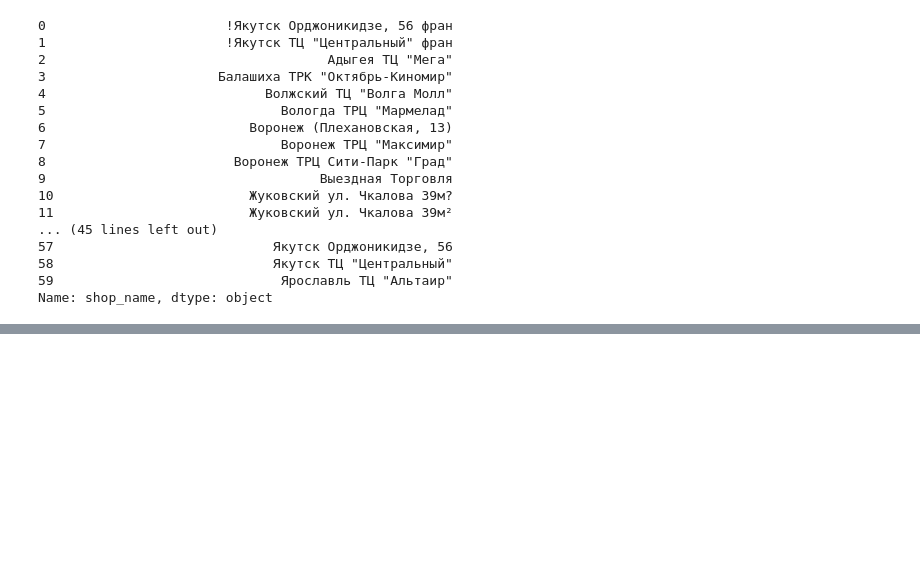
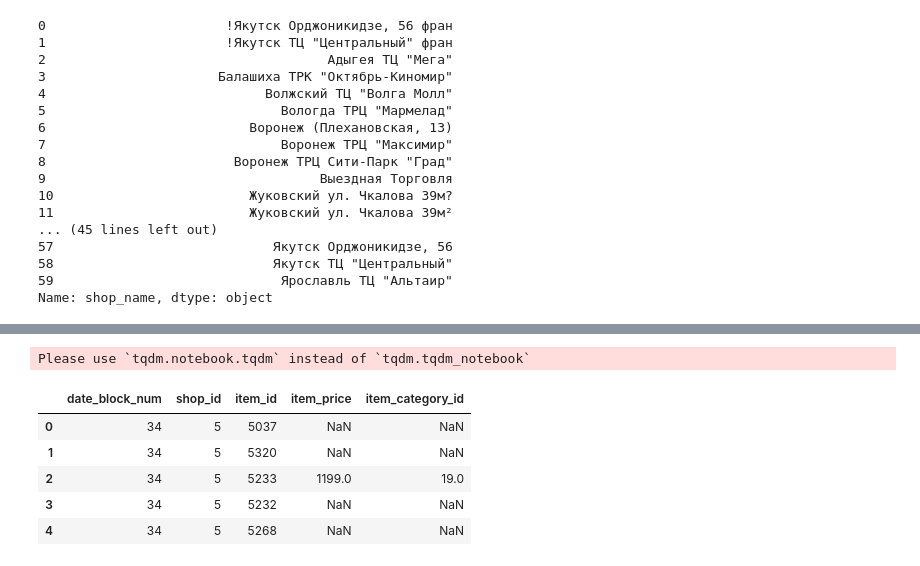
Before and after one commit to kamleshiitbhu/competition, a Jupyter notebook: competitive-data-science-predict-future-sales/predict-future-sales.ipynb, the cells around one changed output, grey strips where cells are left out. Saved outputs shown, nothing was run; the diff lists cells and outputs as text; code cells hidden in the pictures; blank space fills up the shorter version.

```diff
--- a/competitive-data-science-predict-future-sales/predict-future-sales.ipynb
+++ b/competitive-data-science-predict-future-sales/predict-future-sales.ipynb
@@ -58,0 +178,4 @@ Name: shop_name, dtype: object
+# %%
+test_data = test.copy()
+test_data['ID'] = [34] * test_data.shape[0]
+test_data.columns = index_col
@@ -58,0 +191,18 @@ Name: shop_name, dtype: object
+# %%
+shift_range = [1]
+for month_shift in tqdm_notebook(shift_range):
+    train_shift = all_data.copy()
+    train_shift['date_block_num'] = train_shift['date_block_num'] + month_shift
+    test_data = pd.merge(test_data,train_shift,on=index_col,how='left')
+test_data.drop([target],axis=1,inplace=True)
+# %% [output]
+Please use `tqdm.notebook.tqdm` instead of `tqdm.tqdm_notebook`
+# %%
+test_data.head()
+# %% [output]
+|  | date_block_num | shop_id | item_id | item_price | item_category_id |
+| 0 | 34 | 5 | 5037 | NaN | NaN |
+| 1 | 34 | 5 | 5320 | NaN | NaN |
+| 2 | 34 | 5 | 5233 | 1199.0 | 19.0 |
+| 3 | 34 | 5 | 5232 | NaN | NaN |
+| 4 | 34 | 5 | 5268 | NaN | NaN |
```
Also changed, not shown: parts of 26 cells of this notebook, 1 other file.
